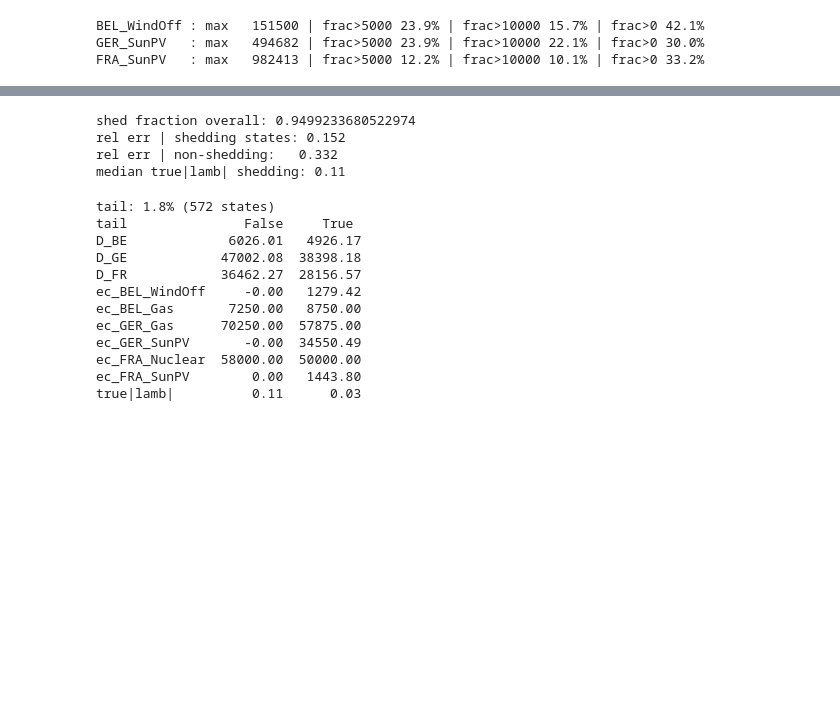
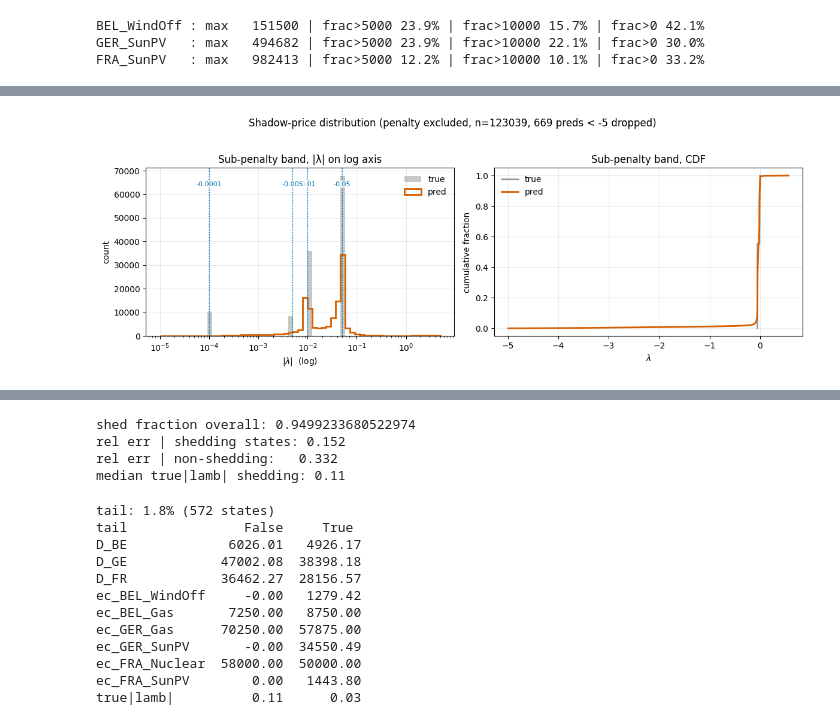
Before and after one commit to PeterrHH/ML-Enhanced-Benders, a Jupyter notebook: train_data.ipynb, the cells around one changed output, grey strips where cells are left out. Drawn from its saved outputs; the diff is of its cells as text; code cells hidden in the pictures; blank space fills up the shorter version.

```diff
--- a/train_data.ipynb
+++ b/train_data.ipynb
@@ -16,6 +16,9 @@ from networks import PrimalNetEndToEnd  # make sure this is importable
 # from gep_config_parser import parse_config  # only if you really need it
 
 from gep_config_parser import parse_config
+
+OI = {"blue": "#0072B2", "vermillion": "#D55E00", "grey": "#999999",
+      "green": "#009E73", "orange": "#E69F00"}
 # %%
 data_path = f"data/GEP_data/sample_duration:876_N:B-G-F_G:B2-G2-F2_L:L3.pkl"
 data = pickle.load(open(data_path, 'rb'))
@@ -352,7 +351,7 @@ import numpy as np
 import pandas as pd
 import torch
 
-CSV_DIR = "outputs/Benders/3Node/Sample_219/iter_logs_Inexact_Refine_Benders_perturb_NoClassFull_full"  # adjust
+CSV_DIR = "outputs/Benders/3Node/Sample_219/iter_logs_Inexact_Refine_Benders_perturb_NoClass_full"  # adjust
 
 # ---- training data ----
 X = ed_gen_data.X.numpy() if torch.is_tensor(ed_gen_data.X) else np.asarray(ed_gen_data.X)
@@ -727,0 +684,57 @@ dual err congested:     0.757
+# %%
+def plot_sub_penalty_dist(lamb_true, lamb_pred, congested=None, penalty=-10.0,
+                          levels=LEVELS):
+    lt, lp = _np(lamb_true).ravel(), _np(lamb_pred).ravel()
+
+    # drop penalty timesteps (by TRUE value) -> the shadow-price band
+    sub = lt != penalty
+    lt_s, lp_s = lt[sub], lp[sub]
+
+    # also drop the tiny fraction of preds that landed on the penalty side,
+    # so they don't smear the axis (report how many)
+    keep = lp_s > (penalty / 2)          # i.e. > -5
+    n_drop = (~keep).sum()
+    lt_s, lp_s = lt_s[keep], lp_s[keep]
+
+    sub_levels = levels[levels != penalty]      # [-0.05, -0.01, -0.005, -0.0001]
+
+    fig, (ax1, ax2) = plt.subplots(1, 2, figsize=(12, 4.4))
+
+    # ---- panel 1: log-magnitude axis (|lambda|), so decades are visible ----
+    tm = np.abs(lt_s); pm = np.abs(lp_s)
+    lo = max(1e-5, min(tm[tm > 0].min(), pm[pm > 0].min()))
+    hi = max(tm.max(), pm.max())
+    edges = np.logspace(np.log10(lo), np.log10(hi), 60)
+    ax1.hist(tm, bins=edges, color=OI["grey"], alpha=0.55, label="true")
+    ax1.hist(pm, bins=edges, histtype="step", color=OI["vermillion"], lw=2, label="pred")
+    ax1.set_xscale("log")
+    for v in sub_levels:
+        ax1.axvline(abs(v), color=OI["blue"], ls=":", lw=1, alpha=0.7)
+    ax1.set_xlabel(r"$|\lambda|$  (log)"); ax1.set_ylabel("count")
+    ax1.set_title("Sub-penalty band, |λ| on log axis")
+    ax1.legend(frameon=False); ax1.grid(True, alpha=0.25)
+
+    # ---- panel 2: CDF (clearest for the near-discrete truth) ----
+    for x, c, lab in [(lt_s, OI["grey"], "true"), (lp_s, OI["vermillion"], "pred")]:
+        xs = np.sort(x)
+        ax2.plot(xs, np.linspace(0, 1, len(xs)), color=c, lw=2, label=lab)
+    # true levels with explicit labels + counts
+    sub_levels_sorted = np.sort(sub_levels)[::-1]   # -0.005... nearest 0 last
+    for v in sub_levels:
+        n_v = int((lt_s == v).sum())
+        ax1.axvline(abs(v), color=OI["blue"], ls=":", lw=1.2, alpha=0.8)
+        ax1.text(abs(v), ax1.get_ylim()[1]*0.92, f"{v:g}",
+                 color=OI["blue"], fontsize=8, ha="center", va="top",
+                 bbox=dict(fc="white", ec="none", alpha=0.7, pad=1))
+    ax2.set_xlabel(r"$\lambda$"); ax2.set_ylabel("cumulative fraction")
+    ax2.set_title("Sub-penalty band, CDF")
+    ax2.legend(frameon=False); ax2.grid(True, alpha=0.25)
+
+    fig.suptitle(f"Shadow-price distribution (penalty excluded, n={sub.sum()}, "
+                 f"{n_drop} preds < -5 dropped)", fontsize=12)
+    fig.tight_layout(rect=[0, 0, 1, 0.95]); plt.show()
+    return None
+
+plot_sub_penalty_dist(lamb_true, lamb_pred)
+# %% [output]
+[figure, added]
```
Also changed, not shown: parts of 27 cells of this notebook, 6 other files.
